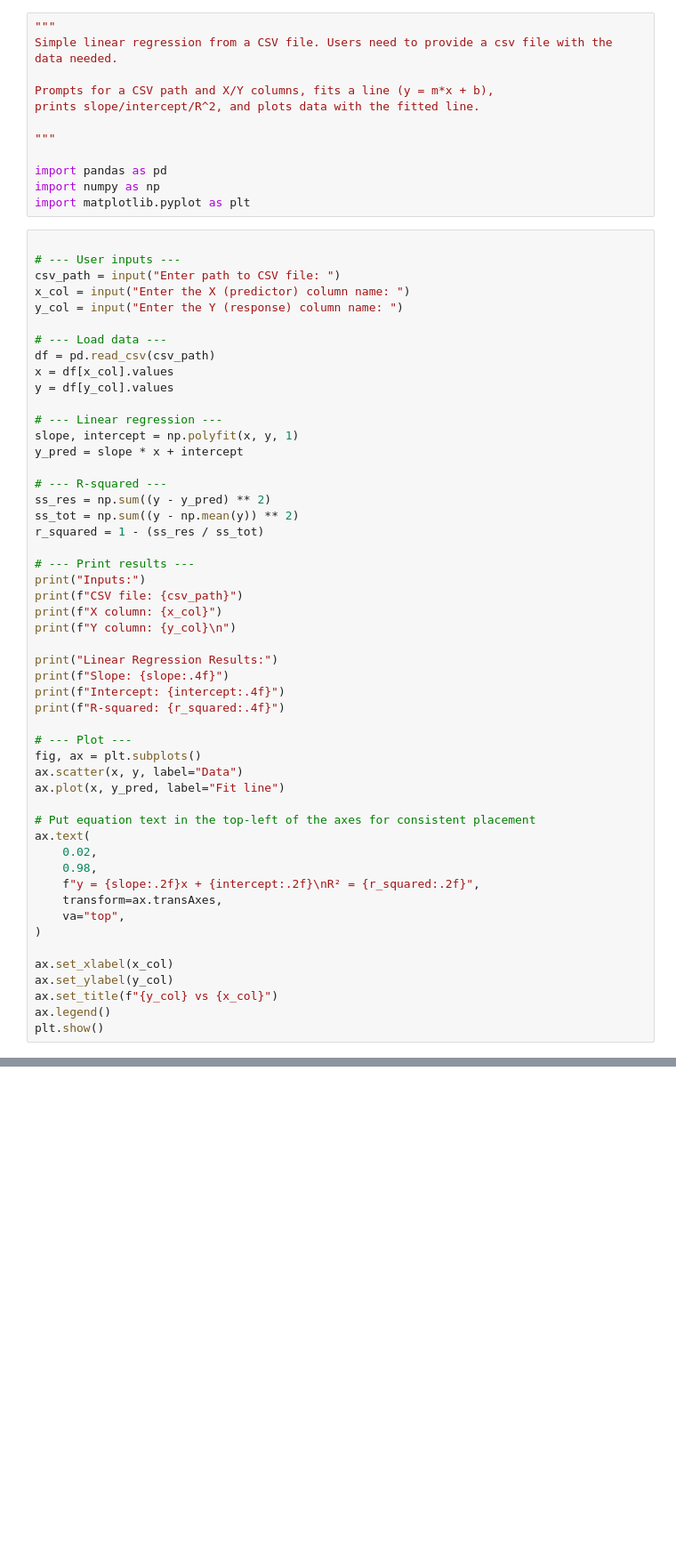
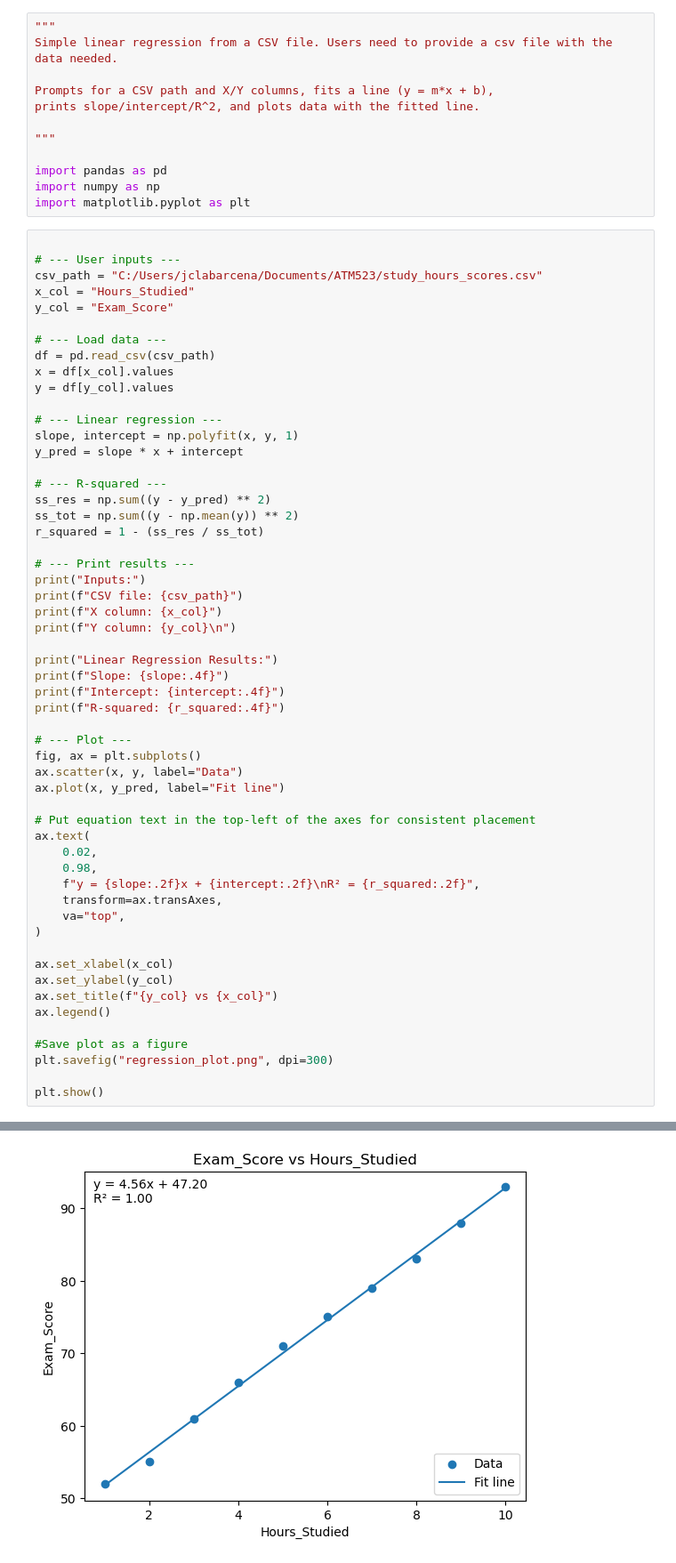
Before and after one commit to jc183-jcl/module-1-part-2-using-github-workflows-jc183-jcl, a Jupyter notebook: Updated_linear_regression.ipynb, the cells around one changed output, grey strips where cells are left out. Shown: that part at 89% size. Drawn from its saved outputs; the diff is of its cells as text; blank space fills up the shorter version.

```diff
--- a/Updated_linear_regression.ipynb
+++ b/Updated_linear_regression.ipynb
@@ -13,9 +13,9 @@ import matplotlib.pyplot as plt
 # %%
 
 # --- User inputs ---
-csv_path = input("Enter path to CSV file: ")
-x_col = input("Enter the X (predictor) column name: ")
-y_col = input("Enter the Y (response) column name: ")
+csv_path = "C:/Users/jclabarcena/Documents/ATM523/study_hours_scores.csv"
+x_col = "Hours_Studied"
+y_col = "Exam_Score"
 
 # --- Load data ---
 df = pd.read_csv(csv_path)
@@ -60,4 +60,9 @@ ax.set_xlabel(x_col)
 ax.set_ylabel(y_col)
 ax.set_title(f"{y_col} vs {x_col}")
 ax.legend()
+
+#Save plot as a figure
+plt.savefig("regression_plot.png", dpi=300)
+
 plt.show()
+# %% [output]
@@ -63,0 +78 @@ plt.show()
+[figure, added]
```
Also changed, not shown: parts of 3 cells of this notebook, 2 other files.
